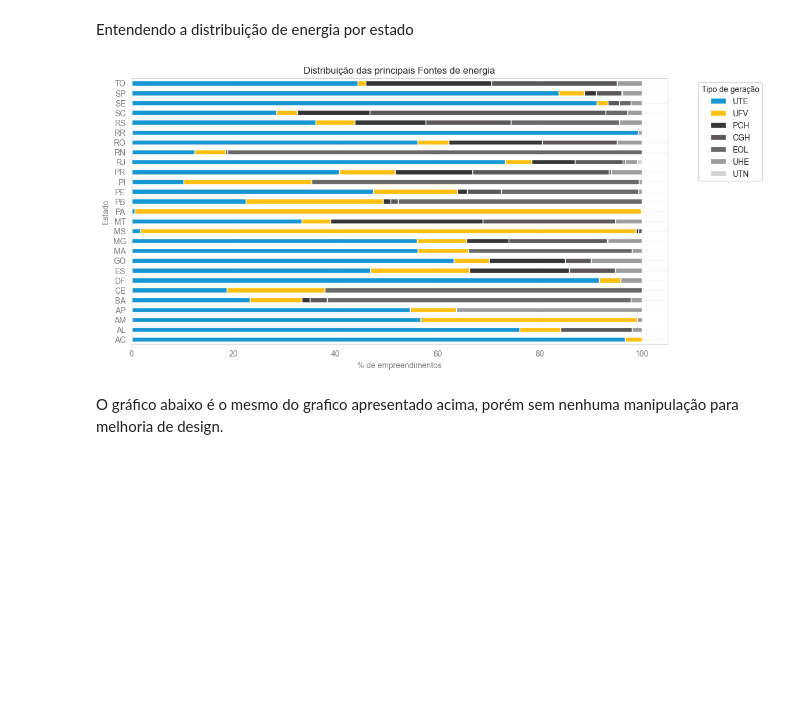
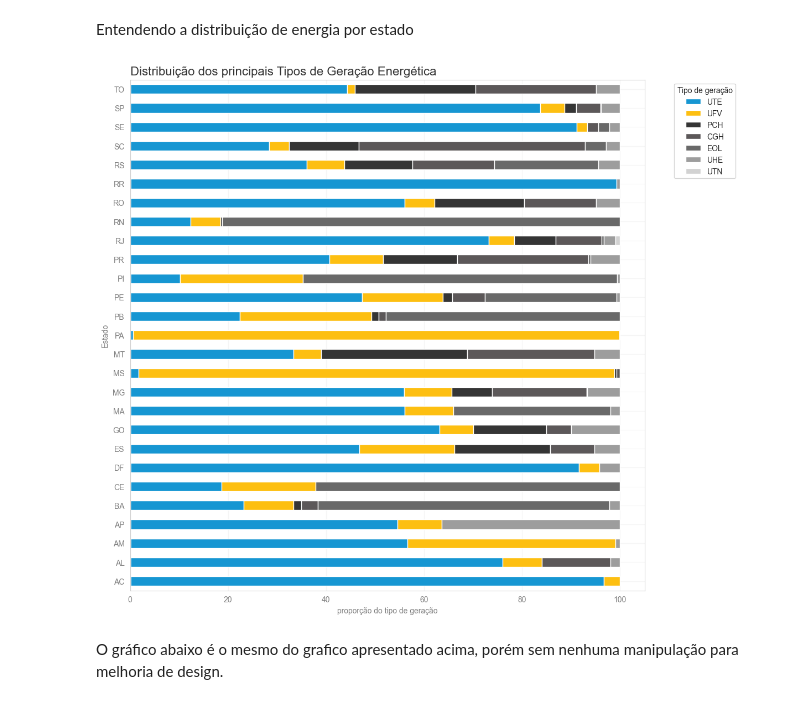
Before and after one commit to lpfnascimento/eda-brasilian-energy-matrix, a Jupyter notebook: TG-aneel-energia.ipynb, the cells around one changed output. Saved outputs shown, nothing was run; the diff lists cells and outputs as text; code cells hidden in the pictures; blank space fills up the shorter version.

```diff
--- a/TG-aneel-energia.ipynb
+++ b/TG-aneel-energia.ipynb
@@ -400,14 +427,14 @@ df_counts = df.groupby(['SigUFPrincipal', 'SigTipoGeracao']).count()['IdeNucleoC
 # %%
 colors=["#1696d2","#fdbf11","#353535","#5c5859","#696969","#9d9d9d", "#d2d2d2"]
 ordem_tipo_geração = ['UTE','UFV','PCH','CGH','EOL','UHE','UTN']
 ax03=(df_counts.div(df_counts.sum(axis=1), axis=0) * 100).plot.barh(stacked=True, color=colors,y=ordem_tipo_geração)
-ax03= plt.xlabel('% de empreendimentos')
+ax03= plt.xlabel('proporção do tipo de geração')
 ax03=plt.ylabel('Estado')
-ax03=plt.title('Distribuição das principais Fontes de energia')
+ax03=plt.title('Distribuição dos principais Tipos de Geração Energética',  loc='left', fontsize=16, color="#353535")
 ax03=plt.legend(title='Tipo de geração', bbox_to_anchor=(1.05, 1), loc='upper left')
-ax03.figure.set_size_inches(12,6)
+ax03.figure.set_size_inches(12,12)
 # %% [output]
-[figure, old version]
+[figure, new version]
 # %% [markdown]
 O gráfico abaixo é o mesmo do grafico apresentado acima, porém sem nenhuma manipulação para melhoria de design.
 # %%
```
Also changed, not shown: parts of 26 cells of this notebook.
